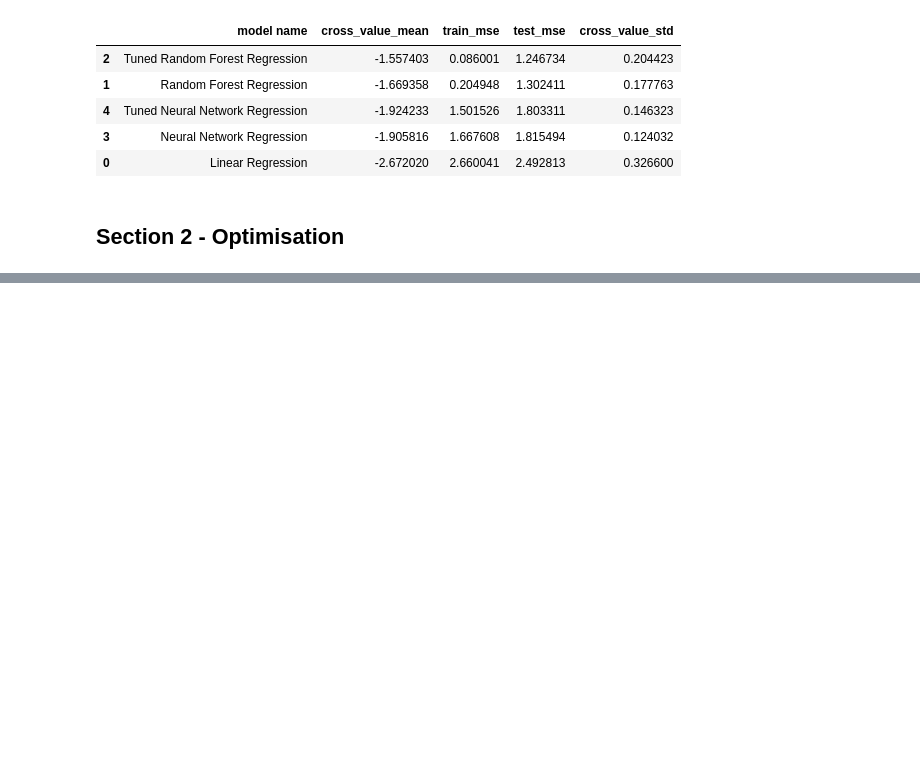
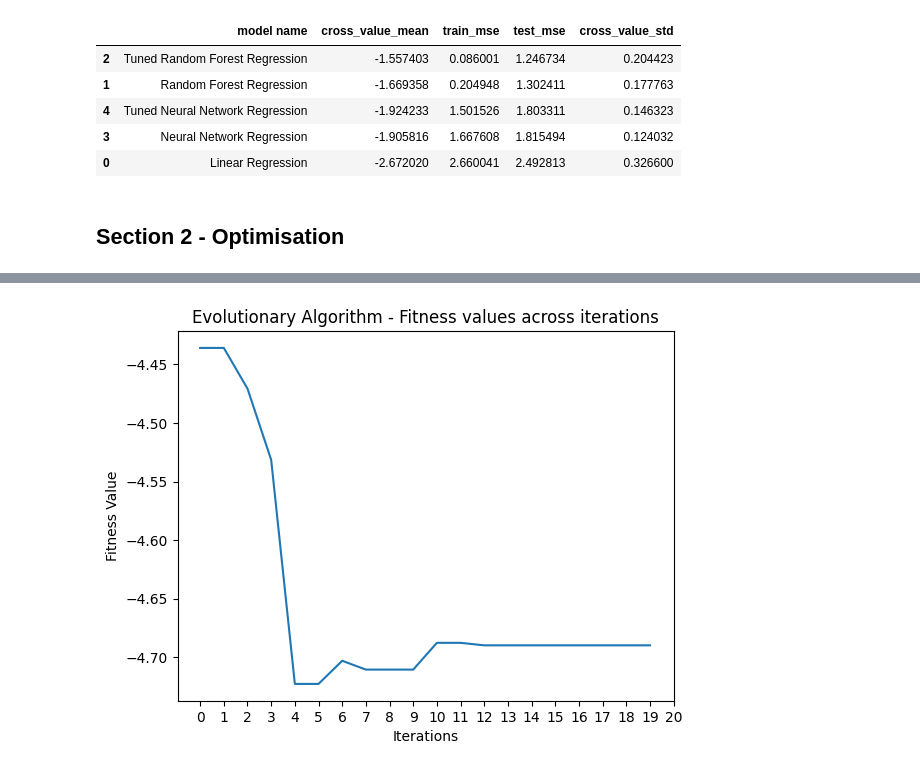
Before and after one commit to khyatib3/comp2002-70, a Jupyter notebook: 02_70%.ipynb, the cells around one changed output, grey strips where cells are left out. Saved outputs shown, nothing was run; the diff lists cells and outputs as text; code cells hidden in the pictures; blank space fills up the shorter version.

```diff
--- a/02_70%.ipynb
+++ b/02_70%.ipynb
@@ -389,0 +433,11 @@ def evolutionary_algorithm(no_iterations, best_x, worst_x, best_y, worst_y, pop_
+# %%
+ev_x_vals, ev_y_vals, ev_fitness_vals = evolutionary_algorithm(20, 70, best_x, worst_x, best_y, worst_y)
+# %%
+plot.plot(ev_fitness_vals)
+plot.title('Evolutionary Algorithm - Fitness values across iterations')
+plot.xlabel('Iterations')
+plot.ylabel('Fitness Value')
+plot.xticks(numpy.arange(0, 21, 1))
+plot.show()
+# %% [output]
+[figure, added]
```
Also changed, not shown: parts of 10 cells of this notebook.
